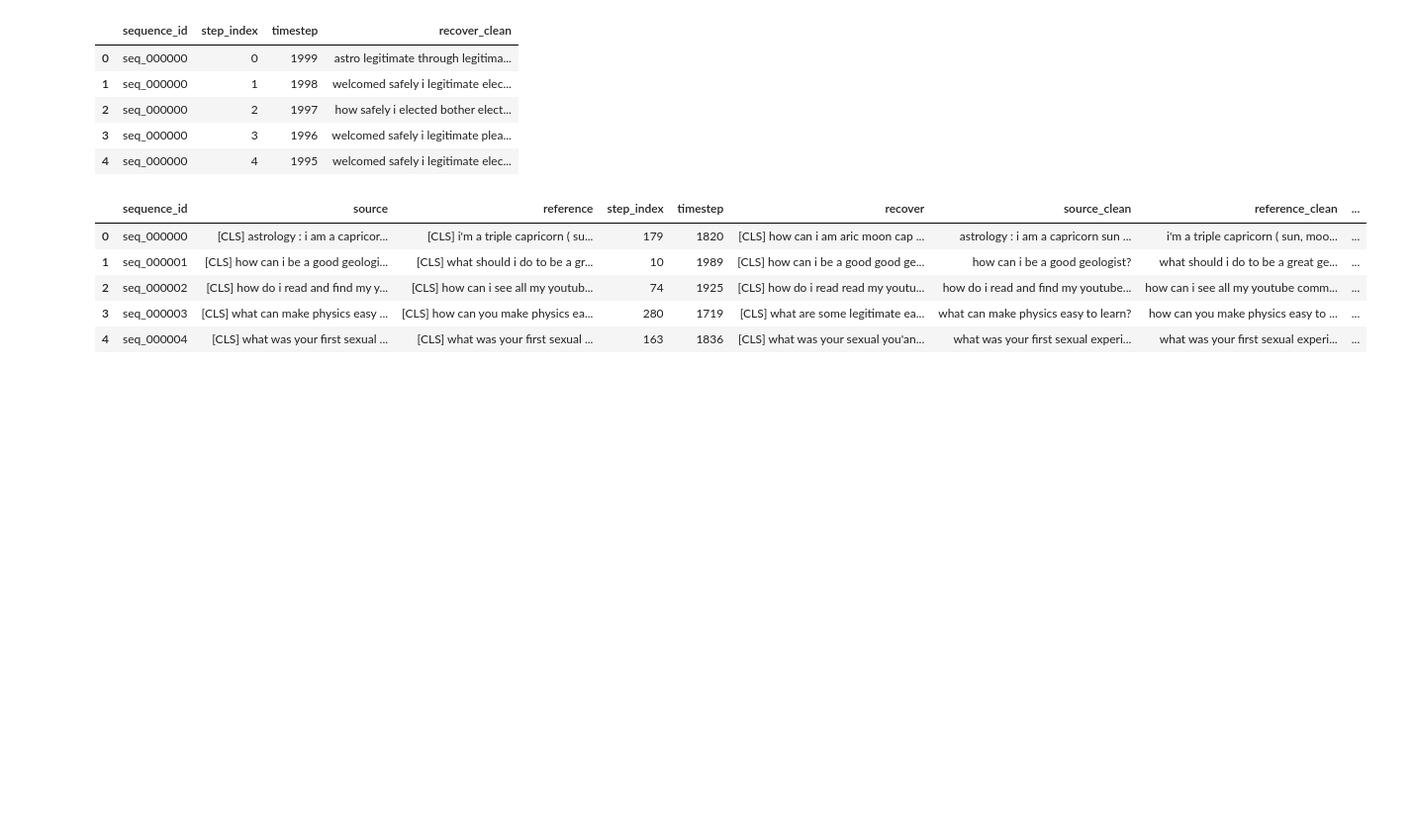
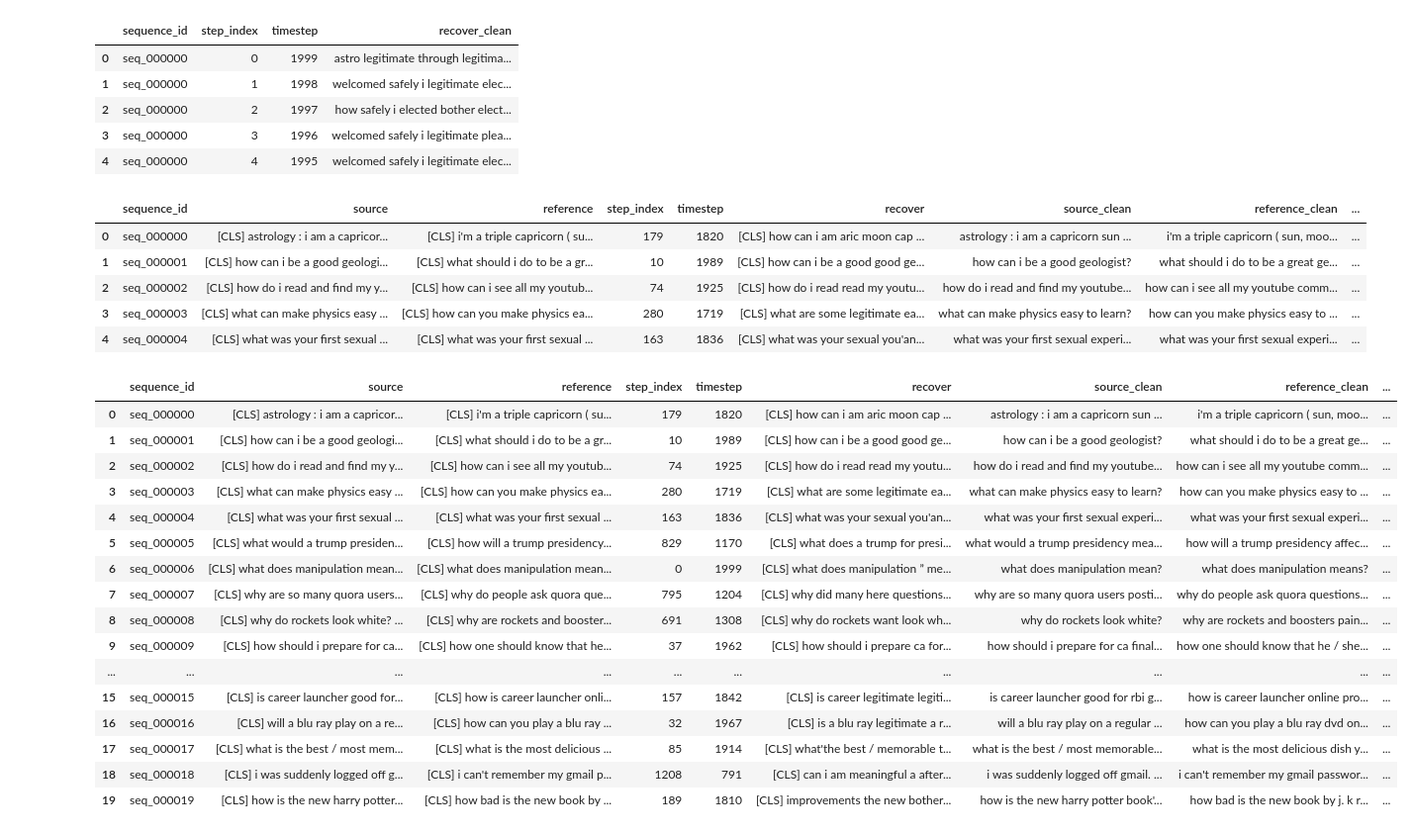
Before and after one commit to juldyzmurat/DiffuSeq, a Jupyter notebook: decoding_eval.ipynb, the cells around one changed output. Shown at 99% size. Saved outputs shown, nothing was run; the diff lists cells and outputs as text; code cells hidden in the pictures; blank space fills up the shorter version.

```diff
--- a/decoding_eval.ipynb
+++ b/decoding_eval.ipynb
@@ -219,6 +219,6 @@ best_by_sequence.to_parquet("best_recovery_by_sequence.parquet", index=False)
 # %%
 
-path = "/export/usuarios01/zhuldyz/Zhuldyz_files/DiffuSeq/best_recovery_by_sequence.parquet"
+path = "/export/usuarios01/zhuldyz/Zhuldyz_files/DiffuSeq/best_recovery_by_sequence_ecc.parquet"
 
 df = pd.read_parquet(path)
 df.head()
@@ -229,3 +229,23 @@ df.head()
 | 2 | seq_000002 | [CLS] how do i read and find my y... | [CLS] how can i see all my youtub... | 74 | 1925 | [CLS] how do i read read my youtu... | how do i read and find my youtube... | how can i see all my youtube comm... | ... |
 | 3 | seq_000003 | [CLS] what can make physics easy ... | [CLS] how can you make physics ea... | 280 | 1719 | [CLS] what are some legitimate ea... | what can make physics easy to learn? | how can you make physics easy to ... | ... |
 | 4 | seq_000004 | [CLS] what was your first sexual ... | [CLS] what was your first sexual ... | 163 | 1836 | [CLS] what was your sexual you'an... | what was your first sexual experi... | what was your first sexual experi... | ... |
+# %%
+df
+# %% [output]
+|  | sequence_id | source | reference | step_index | timestep | recover | source_clean | reference_clean | ... |
+| 0 | seq_000000 | [CLS] astrology : i am a capricor... | [CLS] i'm a triple capricorn ( su... | 179 | 1820 | [CLS] how can i am aric moon cap ... | astrology : i am a capricorn sun ... | i'm a triple capricorn ( sun, moo... | ... |
+| 1 | seq_000001 | [CLS] how can i be a good geologi... | [CLS] what should i do to be a gr... | 10 | 1989 | [CLS] how can i be a good good ge... | how can i be a good geologist? | what should i do to be a great ge... | ... |
+| 2 | seq_000002 | [CLS] how do i read and find my y... | [CLS] how can i see all my youtub... | 74 | 1925 | [CLS] how do i read read my youtu... | how do i read and find my youtube... | how can i see all my youtube comm... | ... |
+| 3 | seq_000003 | [CLS] what can make physics easy ... | [CLS] how can you make physics ea... | 280 | 1719 | [CLS] what are some legitimate ea... | what can make physics easy to learn? | how can you make physics easy to ... | ... |
+| 4 | seq_000004 | [CLS] what was your first sexual ... | [CLS] what was your first sexual ... | 163 | 1836 | [CLS] what was your sexual you'an... | what was your first sexual experi... | what was your first sexual experi... | ... |
+| 5 | seq_000005 | [CLS] what would a trump presiden... | [CLS] how will a trump presidency... | 829 | 1170 | [CLS] what does a trump for presi... | what would a trump presidency mea... | how will a trump presidency affec... | ... |
+| 6 | seq_000006 | [CLS] what does manipulation mean... | [CLS] what does manipulation mean... | 0 | 1999 | [CLS] what does manipulation ” me... | what does manipulation mean? | what does manipulation means? | ... |
+| 7 | seq_000007 | [CLS] why are so many quora users... | [CLS] why do people ask quora que... | 795 | 1204 | [CLS] why did many here questions... | why are so many quora users posti... | why do people ask quora questions... | ... |
+| 8 | seq_000008 | [CLS] why do rockets look white? ... | [CLS] why are rockets and booster... | 691 | 1308 | [CLS] why do rockets want look wh... | why do rockets look white? | why are rockets and boosters pain... | ... |
+| 9 | seq_000009 | [CLS] how should i prepare for ca... | [CLS] how one should know that he... | 37 | 1962 | [CLS] how should i prepare ca for... | how should i prepare for ca final... | how one should know that he / she... | ... |
+| ... | ... | ... | ... | ... | ... | ... | ... | ... | ... |
+| 15 | seq_000015 | [CLS] is career launcher good for... | [CLS] how is career launcher onli... | 157 | 1842 | [CLS] is career legitimate legiti... | is career launcher good for rbi g... | how is career launcher online pro... | ... |
+| 16 | seq_000016 | [CLS] will a blu ray play on a re... | [CLS] how can you play a blu ray ... | 32 | 1967 | [CLS] is a blu ray legitimate a r... | will a blu ray play on a regular ... | how can you play a blu ray dvd on... | ... |
+| 17 | seq_000017 | [CLS] what is the best / most mem... | [CLS] what is the most delicious ... | 85 | 1914 | [CLS] what'the best / memorable t... | what is the best / most memorable... | what is the most delicious dish y... | ... |
+| 18 | seq_000018 | [CLS] i was suddenly logged off g... | [CLS] i can't remember my gmail p... | 1208 | 791 | [CLS] can i am meaningful a after... | i was suddenly logged off gmail. ... | i can't remember my gmail passwor... | ... |
+| 19 | seq_000019 | [CLS] how is the new harry potter... | [CLS] how bad is the new book by ... | 189 | 1810 | [CLS] improvements the new bother... | how is the new harry potter book'... | how bad is the new book by j. k r... | ... |
```
Also changed, not shown: parts of 1 cell of this notebook, 6 other files.
